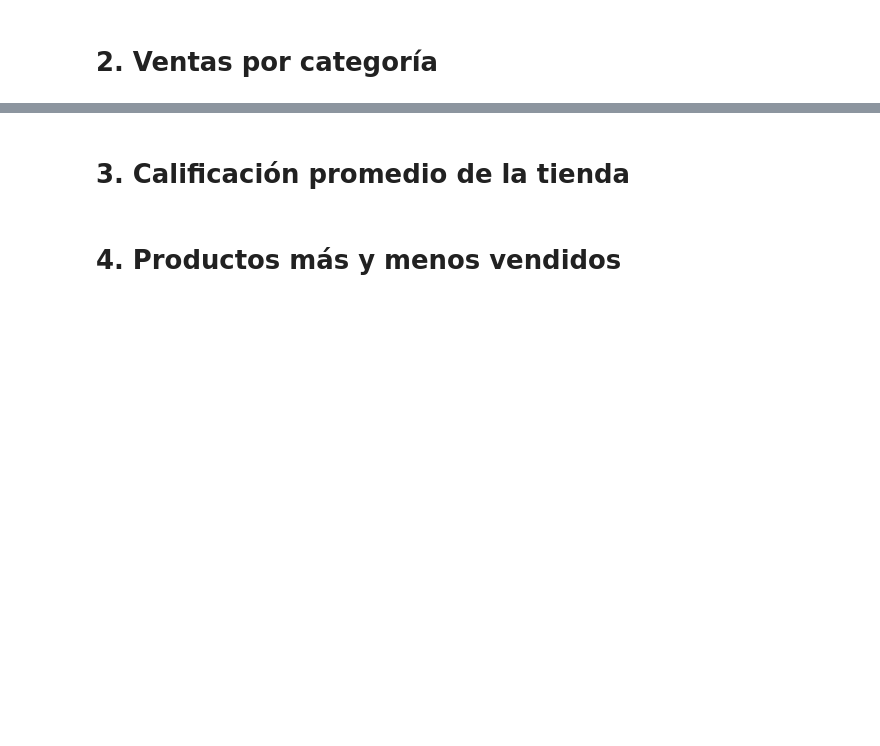
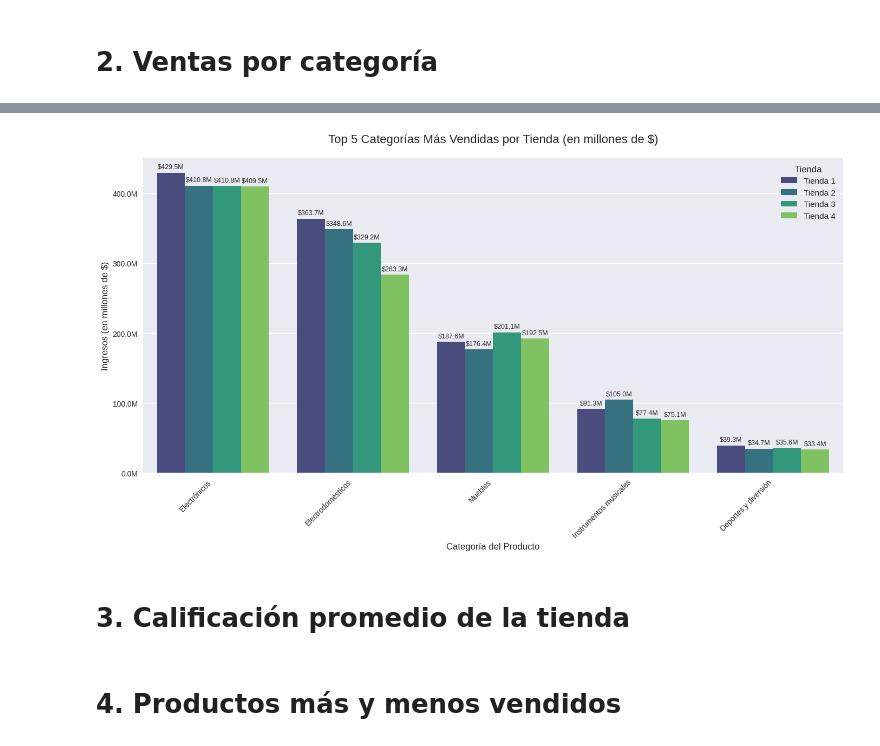
Before and after one commit to RodrigoMunoz-dev/Challenge-Alura-Store, a Jupyter notebook: AluraStoreLatam.ipynb, the cells around one changed output, grey strips where cells are left out. Drawn from its saved outputs; the diff is of its cells as text; code cells hidden in the pictures; blank space fills up the shorter version.

```diff
--- a/AluraStoreLatam.ipynb
+++ b/AluraStoreLatam.ipynb
@@ -50,3 +98,59 @@ Tienda 4: $1,038,375,700
+# %%
+# Combinamos todas las tiendas con una columna 'Tienda'
+datos_tiendas = pd.concat([
+    tienda1.assign(Tienda='Tienda 1'),
+    tienda2.assign(Tienda='Tienda 2'),
+    tienda3.assign(Tienda='Tienda 3'),
+    tienda4.assign(Tienda='Tienda 4')
+])
+
+# Agrupamos: ingresos por Tienda y Categoría
+ventas_categoria = (datos_tiendas
+                    .groupby(['Tienda', 'Categoría del Producto'])['Precio']
+                    .sum()
+                    .reset_index()
+                    .sort_values(['Tienda', 'Precio'], ascending=[True, False]))
+
+# Convertimos a millones para el gráfico
+ventas_categoria['Precio_Millones'] = ventas_categoria['Precio'] / 1_000_000
+# %%
+import matplotlib.pyplot as plt
+import seaborn as sns
+
+plt.figure(figsize=(14, 8))
+
+# Tomamos solo las TOP 5 categorías por tienda (para no saturar)
+top_categorias_por_tienda = (ventas_categoria
+                             .groupby('Tienda')
+                             .apply(lambda x: x.head(5))
+                             .reset_index(drop=True))
+
+# Gráfico
+ax = sns.barplot(
+    data=top_categorias_por_tienda,
+    x='Categoría del Producto',
+    y='Precio_Millones',
+    hue='Tienda',
+    palette='viridis'
+)
+
+plt.title('Top 5 Categorías Más Vendidas por Tienda (en millones de $)', fontsize=16, pad=20)
+plt.xlabel('Categoría del Producto', fontsize=12)
+plt.ylabel('Ingresos (en millones de $)', fontsize=12)
+plt.xticks(rotation=45, ha='right')
+plt.legend(title='Tienda', title_fontsize=12, fontsize=11)
+
+# Formato del eje Y: sin notación científica, con "M"
+ax.yaxis.set_major_formatter(plt.FuncFormatter(lambda x, _: f'{x:,.1f}M'))
+
+# Agregar valores encima de las barras
+for container in ax.containers:
+    ax.bar_label(container, fmt='$%.1fM', fontsize=9, padding=3)
+
+plt.tight_layout()
+plt.show()
+# %% [output]
+[figure, added]
 # %% [markdown]
 # 3. Calificación promedio de la tienda
 # %% [markdown]
```
Also changed, not shown: parts of 2 cells of this notebook.
